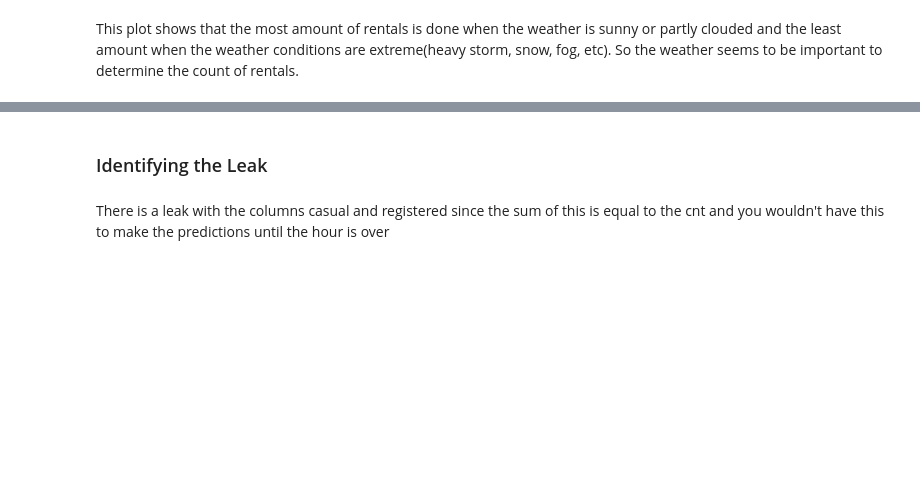
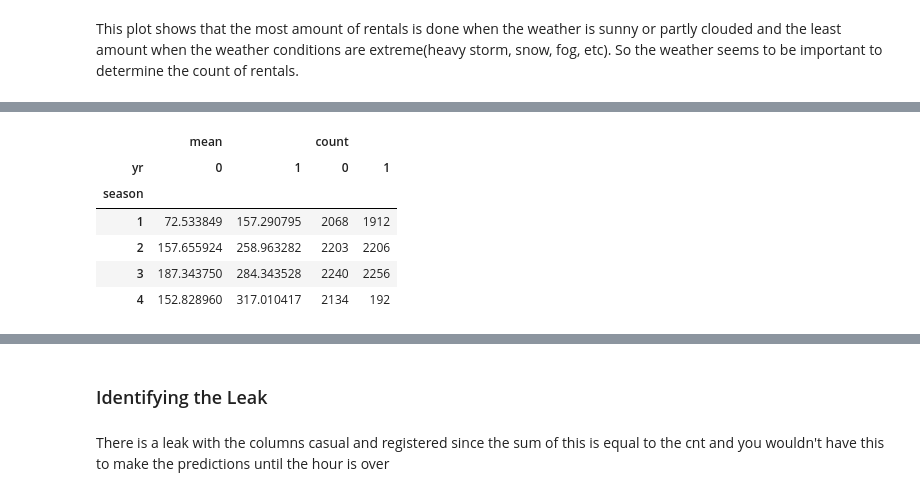
Before and after one commit to jmartinlusso/ml-sprint, a Jupyter notebook: practice/day02/bike.ipynb, the cells around one changed output, grey strips where cells are left out. Saved outputs shown, nothing was run; the diff lists cells and outputs as text; code cells hidden in the pictures; blank space fills up the shorter version.

```diff
--- a/practice/day02/bike.ipynb
+++ b/practice/day02/bike.ipynb
@@ -128 +136,11 @@ df_train_per_season.plot(kind='bar', figsize=(10,5), title="Average rentals by s
+# %%
+df_train.groupby(["season", "yr"])["cnt"].agg(["mean", "count"]).unstack()
+# %% [output]
+|  | mean |  | count |  |
+| yr | 0 | 1 | 0 | 1 |
+| season |  |  |  |  |
+| 1 | 72.533849 | 157.290795 | 2068 | 1912 |
+| 2 | 157.655924 | 258.963282 | 2203 | 2206 |
+| 3 | 187.343750 | 284.343528 | 2240 | 2256 |
+| 4 | 152.828960 | 317.010417 | 2134 | 192 |
 # %% [markdown]
```
Also changed, not shown: parts of 13 cells of this notebook.
